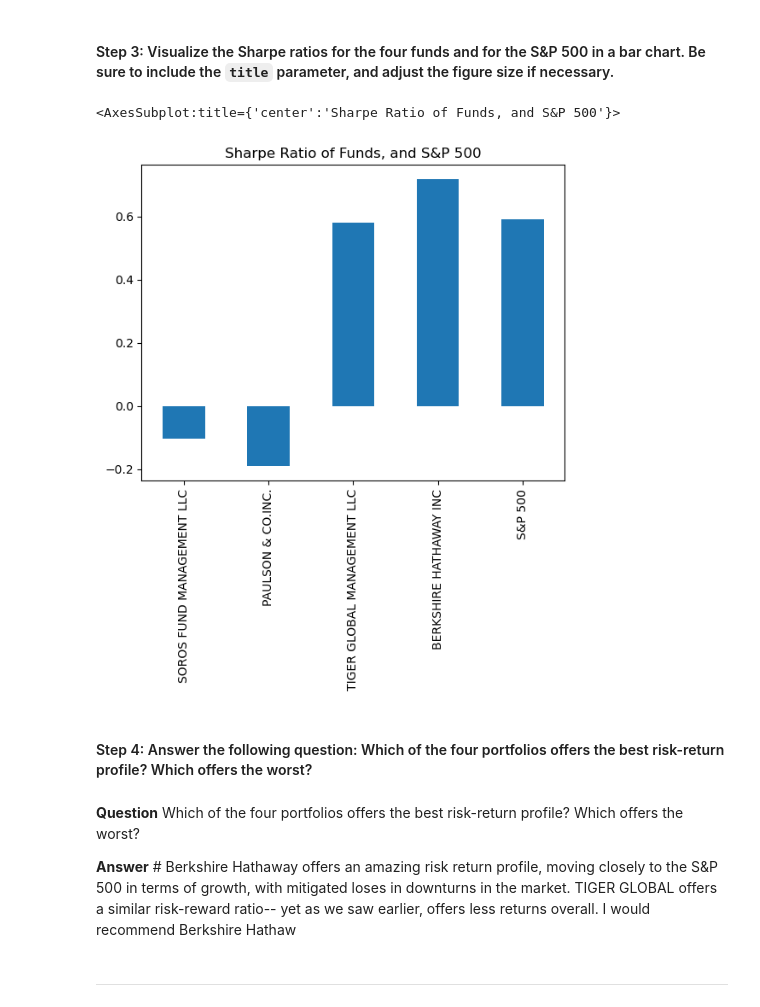
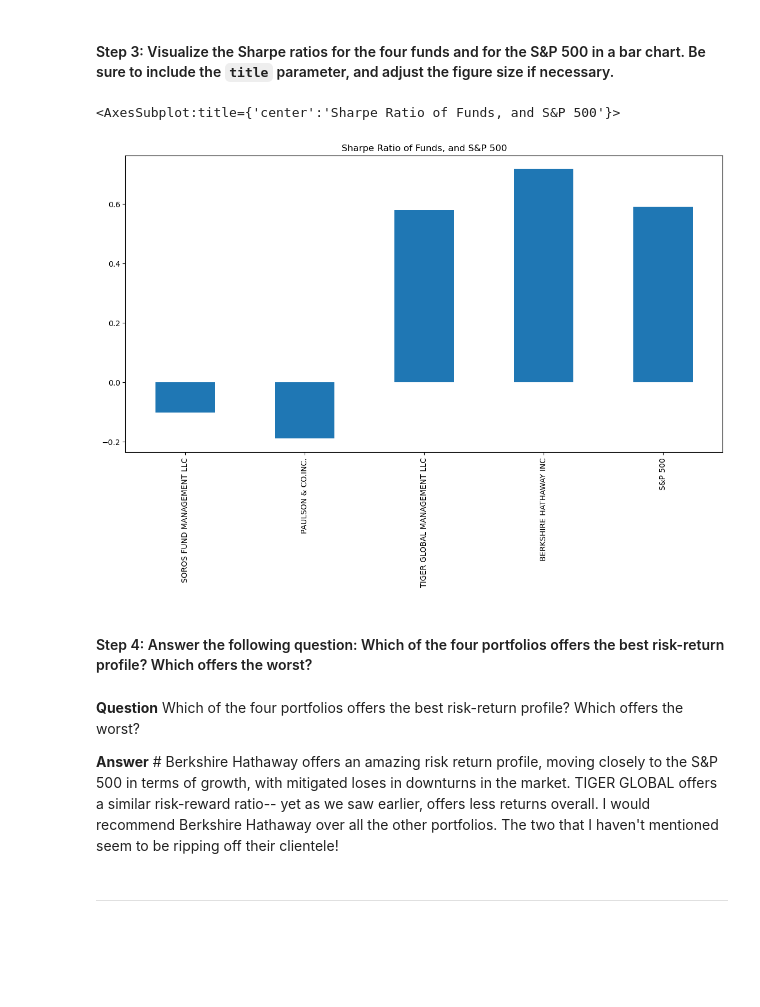
Before and after one commit to najibabounasr/Berkley-Bootcamp---Risk-Return-Analysis-Program, a Jupyter notebook: risk_return_analysis.ipynb, the cells around one changed output. Drawn from its saved outputs; the diff is of its cells as text; code cells hidden in the pictures; blank space fills up the shorter version.

```diff
--- a/risk_return_analysis.ipynb
+++ b/risk_return_analysis.ipynb
@@ -372,16 +371,16 @@ dtype: float64
 # %%
 # Visualize the Sharpe ratios as a bar chart
 # Include a title parameter and adjust the figure size
-sharpe_ratios.plot(kind='bar',title='Sharpe Ratio of Funds, and S&P 500')
+sharpe_ratios.plot(figsize=(14,7),kind='bar',title='Sharpe Ratio of Funds, and S&P 500')
 # %% [output]
 <AxesSubplot:title={'center':'Sharpe Ratio of Funds, and S&P 500'}>
-[figure, old version]
+[figure, new version]
 # %% [markdown]
 #### Step 4: Answer the following question: Which of the four portfolios offers the best risk-return profile? Which offers the worst?
 # %% [markdown]
 **Question** Which of the four portfolios offers the best risk-return profile? Which offers the worst?
 
-**Answer** # Berkshire Hathaway offers an amazing risk return profile, moving closely to the S&P 500 in terms of growth, with mitigated loses in downturns in the market. TIGER GLOBAL offers a similar risk-reward ratio-- yet as we saw earlier, offers less returns overall. I would recommend Berkshire Hathaw
+**Answer** # Berkshire Hathaway offers an amazing risk return profile, moving closely to the S&P 500 in terms of growth, with mitigated loses in downturns in the market. TIGER GLOBAL offers a similar risk-reward ratio-- yet as we saw earlier, offers less returns overall. I would recommend Berkshire Hathaway over all the other portfolios. The two that I haven't mentioned seem to be ripping off their clientele!
 # %% [markdown]
 ---
 # %% [markdown]
```
Also changed, not shown: parts of 26 cells of this notebook.
